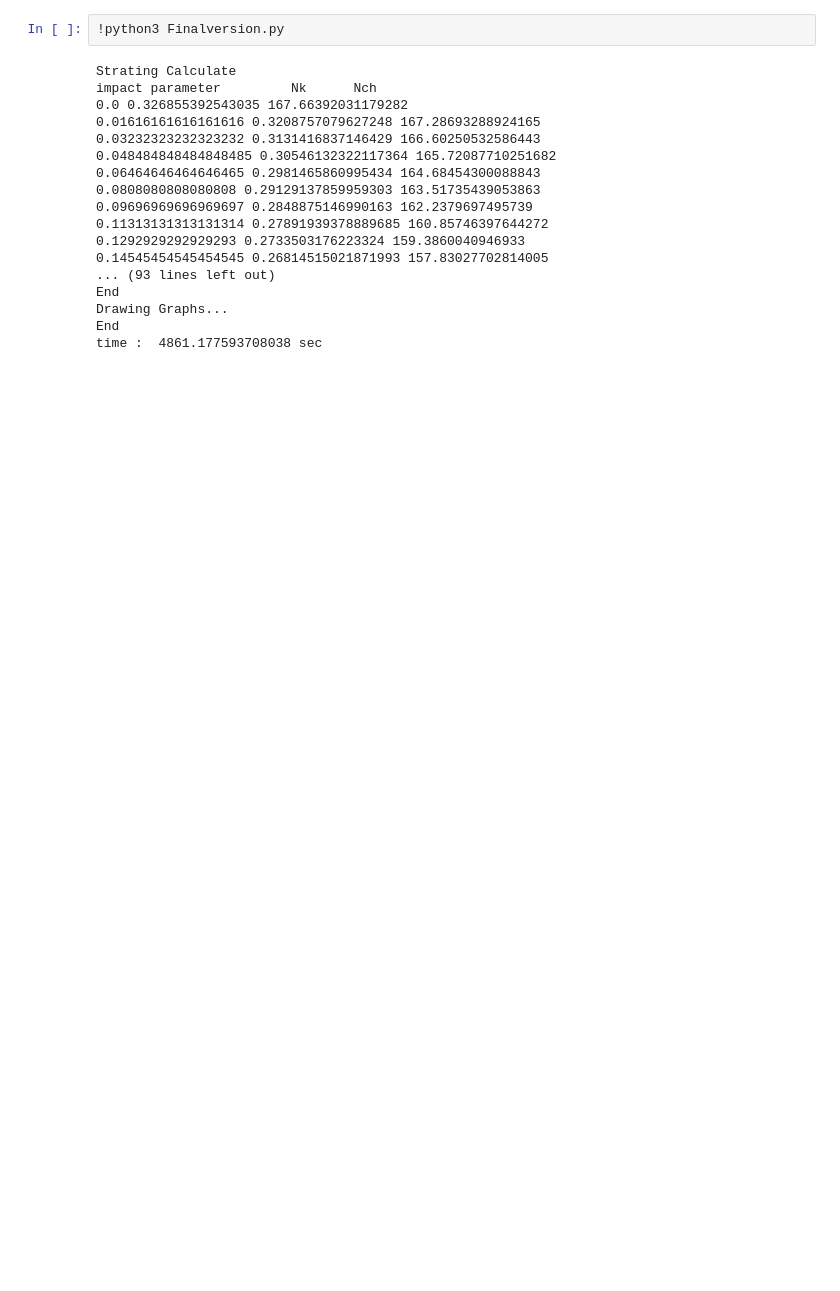
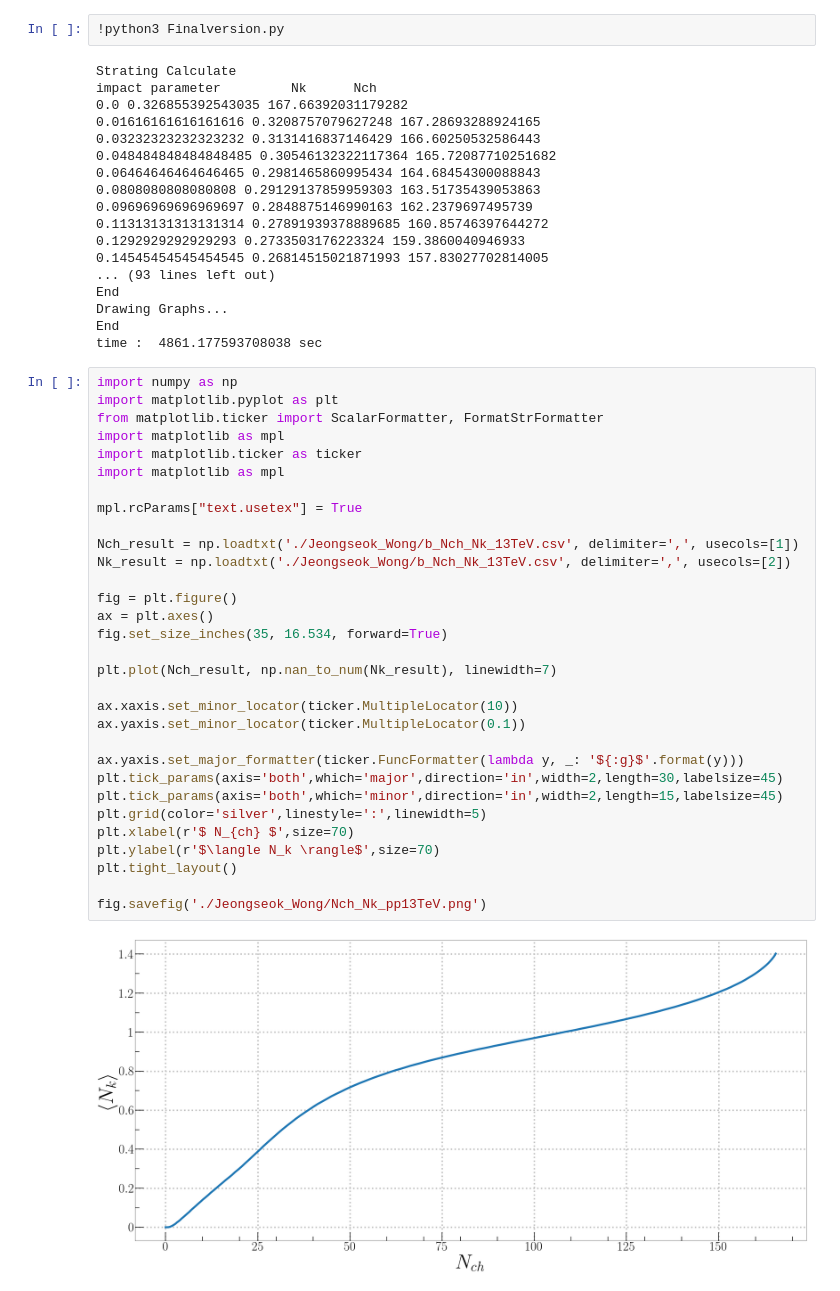
Before and after one commit to kisbi3/Momentum_Kick, a Jupyter notebook: impact_parameter/Main_Colab.ipynb, the cells around one changed output. Drawn from its saved outputs; the diff is of its cells as text; blank space fills up the shorter version.

```diff
--- a/impact_parameter/Main_Colab.ipynb
+++ b/impact_parameter/Main_Colab.ipynb
@@ -41,3 +59,36 @@ End
 Drawing Graphs...
 End
 time :  4861.177593708038 sec
+# %%
+import numpy as np
+import matplotlib.pyplot as plt
+from matplotlib.ticker import ScalarFormatter, FormatStrFormatter
+import matplotlib as mpl
+import matplotlib.ticker as ticker
+import matplotlib as mpl
+
+mpl.rcParams["text.usetex"] = True
+
+Nch_result = np.loadtxt('./Jeongseok_Wong/b_Nch_Nk_13TeV.csv', delimiter=',', usecols=[1])
+Nk_result = np.loadtxt('./Jeongseok_Wong/b_Nch_Nk_13TeV.csv', delimiter=',', usecols=[2])
+
+fig = plt.figure()
+ax = plt.axes()
+fig.set_size_inches(35, 16.534, forward=True)
+
+plt.plot(Nch_result, np.nan_to_num(Nk_result), linewidth=7)
+
+ax.xaxis.set_minor_locator(ticker.MultipleLocator(10))
+ax.yaxis.set_minor_locator(ticker.MultipleLocator(0.1))
+
+ax.yaxis.set_major_formatter(ticker.FuncFormatter(lambda y, _: '${:g}$'.format(y)))
+plt.tick_params(axis='both',which='major',direction='in',width=2,length=30,labelsize=45)
+plt.tick_params(axis='both',which='minor',direction='in',width=2,length=15,labelsize=45)
+plt.grid(color='silver',linestyle=':',linewidth=5)
+plt.xlabel(r'$ N_{ch} $',size=70)
+plt.ylabel(r'$\langle N_k \rangle$',size=70)
+plt.tight_layout()
+
+fig.savefig('./Jeongseok_Wong/Nch_Nk_pp13TeV.png')
+# %% [output]
+[figure, added]
```
Also changed, not shown: parts of 3 cells of this notebook, 5 other files.
